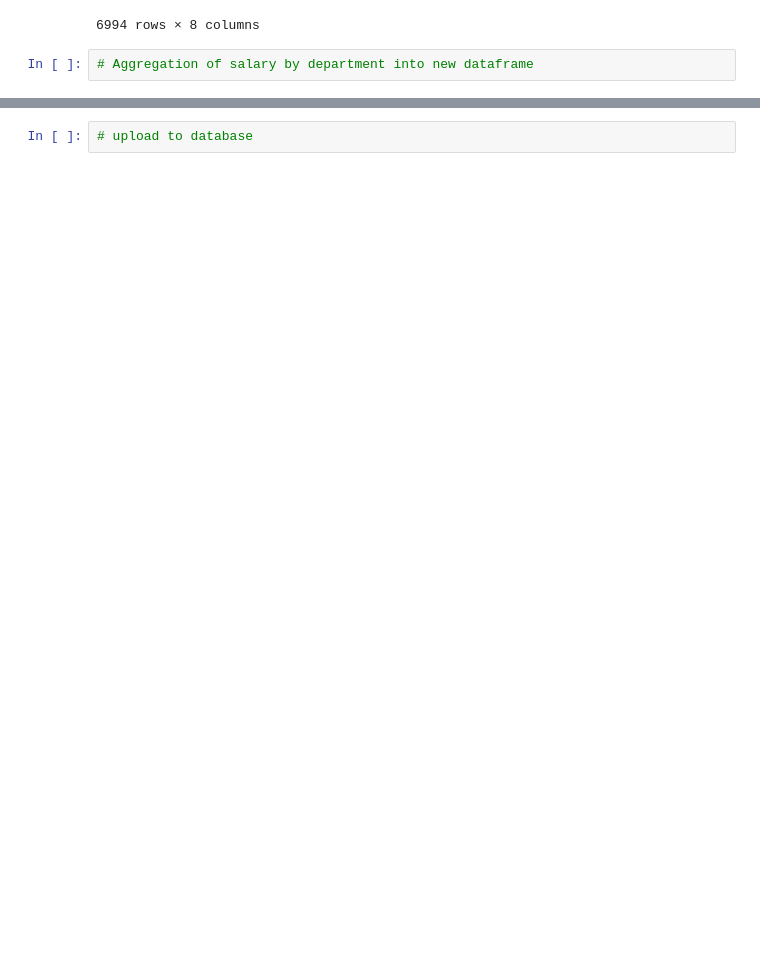
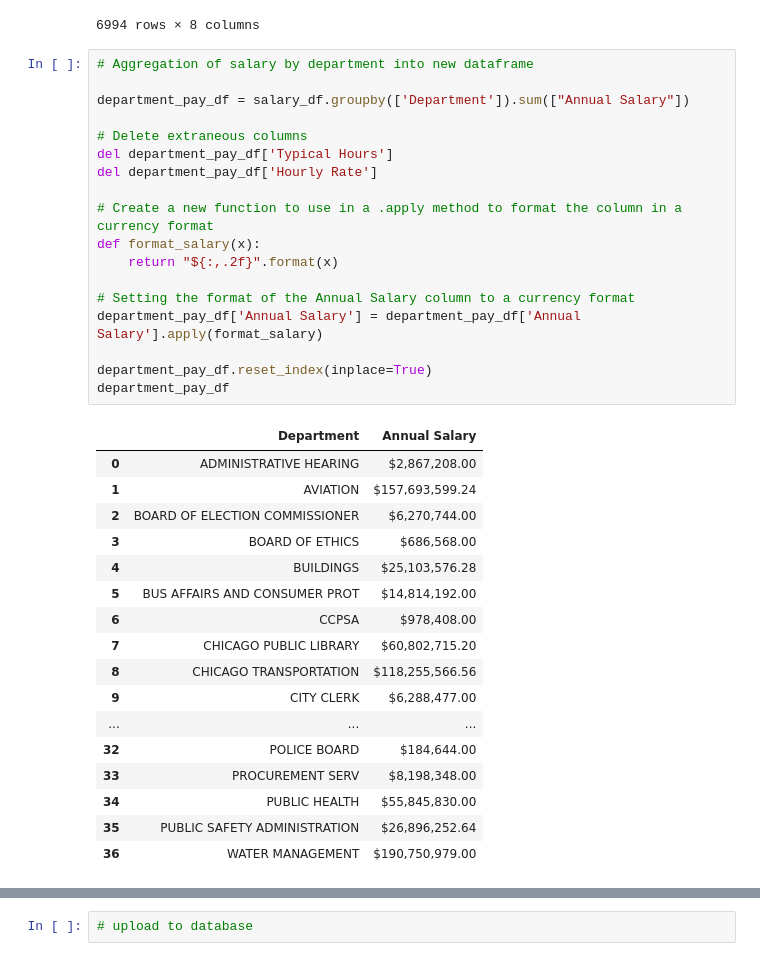
Before and after one commit to andrew8185/Chicago-indebtedness, a Jupyter notebook: ETL_Mini_Project_Starter_Code.ipynb, the cells around one changed output, grey strips where cells are left out. Cells and saved outputs as stored; diff of their text form; blank space fills up the shorter version.

```diff
--- a/ETL_Mini_Project_Starter_Code.ipynb
+++ b/ETL_Mini_Project_Starter_Code.ipynb
@@ -144,8 +139,42 @@ hourly_only
 | 30456 | NUNN, ANNETTE J | SANITATION LABORER | DEPT STREETS AND SANITATION | F | HOURLY | 40.0 | 83574.4 | ... |
 | 30885 | CHERRY, LADONNA C | LABORER | CHICAGO TRANSPORTATION | F | HOURLY | 40.0 | 85924.8 | ... |
 6994 rows × 8 columns
-# %%
-# Aggregation of salary by department into new dataframe
+# %%
+# Aggregation of salary by department into new dataframe
+
+department_pay_df = salary_df.groupby(['Department']).sum(["Annual Salary"])
+
+# Delete extraneous columns
+del department_pay_df['Typical Hours']
+del department_pay_df['Hourly Rate']
+
+# Create a new function to use in a .apply method to format the column in a currency format
+def format_salary(x):
+    return "${:,.2f}".format(x)
+
+# Setting the format of the Annual Salary column to a currency format
+department_pay_df['Annual Salary'] = department_pay_df['Annual Salary'].apply(format_salary)
+
+department_pay_df.reset_index(inplace=True)
+department_pay_df
+# %% [output]
+|  | Department | Annual Salary |
+| 0 | ADMINISTRATIVE HEARING | $2,867,208.00 |
+| 1 | AVIATION | $157,693,599.24 |
+| 2 | BOARD OF ELECTION COMMISSIONER | $6,270,744.00 |
+| 3 | BOARD OF ETHICS | $686,568.00 |
+| 4 | BUILDINGS | $25,103,576.28 |
+| 5 | BUS AFFAIRS AND CONSUMER PROT | $14,814,192.00 |
+| 6 | CCPSA | $978,408.00 |
+| 7 | CHICAGO PUBLIC LIBRARY | $60,802,715.20 |
+| 8 | CHICAGO TRANSPORTATION | $118,255,566.56 |
+| 9 | CITY CLERK | $6,288,477.00 |
+| ... | ... | ... |
+| 32 | POLICE BOARD | $184,644.00 |
+| 33 | PROCUREMENT SERV | $8,198,348.00 |
+| 34 | PUBLIC HEALTH | $55,845,830.00 |
+| 35 | PUBLIC SAFETY ADMINISTRATION | $26,896,252.64 |
+| 36 | WATER MANAGEMENT | $190,750,979.00 |
 # %%
 # merge new salary by dataframe into indebtedness dataframe
 # note departments that are not merged (37 vs 39 unique values)
```
Also changed, not shown: parts of 5 cells of this notebook.
